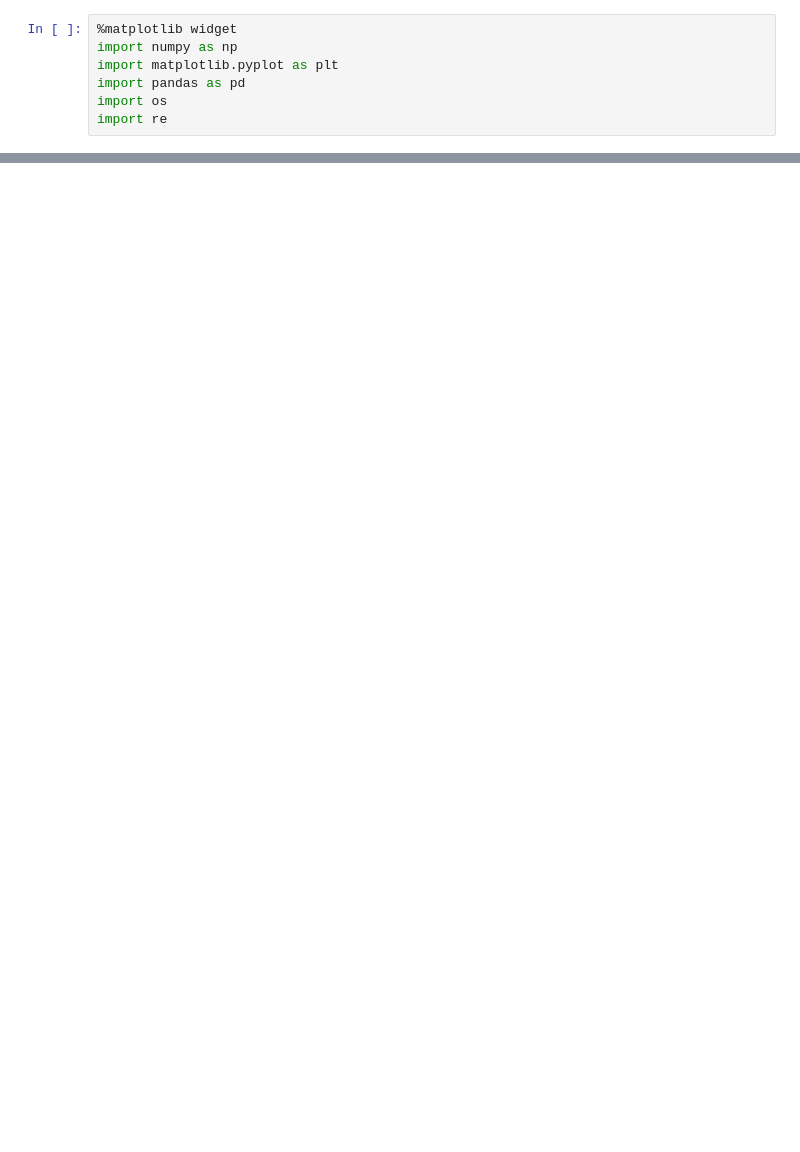
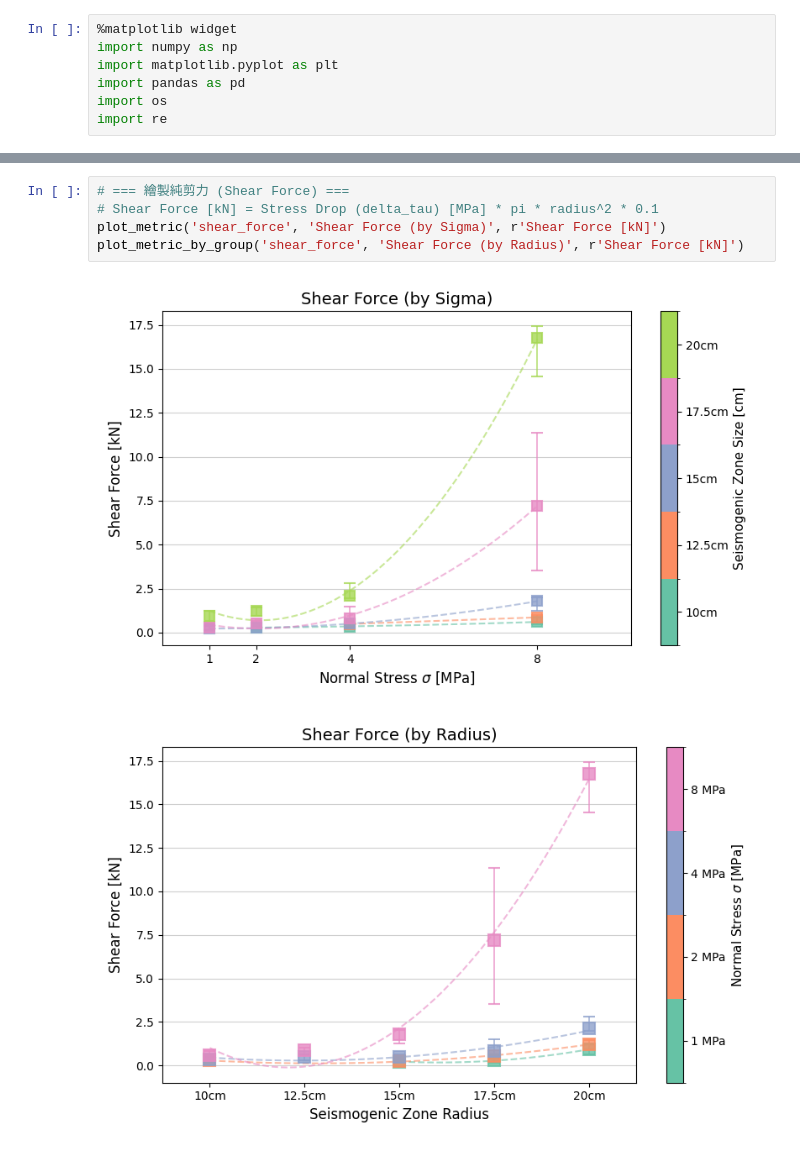
Before and after one commit to Potter0427/labquake_explorer_re, a Jupyter notebook: export h5/2D_Summary_Plots.ipynb, the cells around one changed output, grey strips where cells are left out. Saved outputs shown, nothing was run; the diff lists cells and outputs as text; blank space fills up the shorter version.

```diff
--- a/export h5/2D_Summary_Plots.ipynb
+++ b/export h5/2D_Summary_Plots.ipynb
@@ -296,0 +301,8 @@ plot_metric_by_group('delta_lvdt', 'Slip Distance', r'$D_{min}$ [$\mu$m]')
+# %%
+# === 繪製純剪力 (Shear Force) ===
+# Shear Force [kN] = Stress Drop (delta_tau) [MPa] * pi * radius^2 * 0.1
+plot_metric('shear_force', 'Shear Force (by Sigma)', r'Shear Force [kN]')
+plot_metric_by_group('shear_force', 'Shear Force (by Radius)', r'Shear Force [kN]')
+# %% [output]
+[figure, added]
+[figure, added]
```
Also changed, not shown: parts of 9 cells of this notebook, 1 other file.
